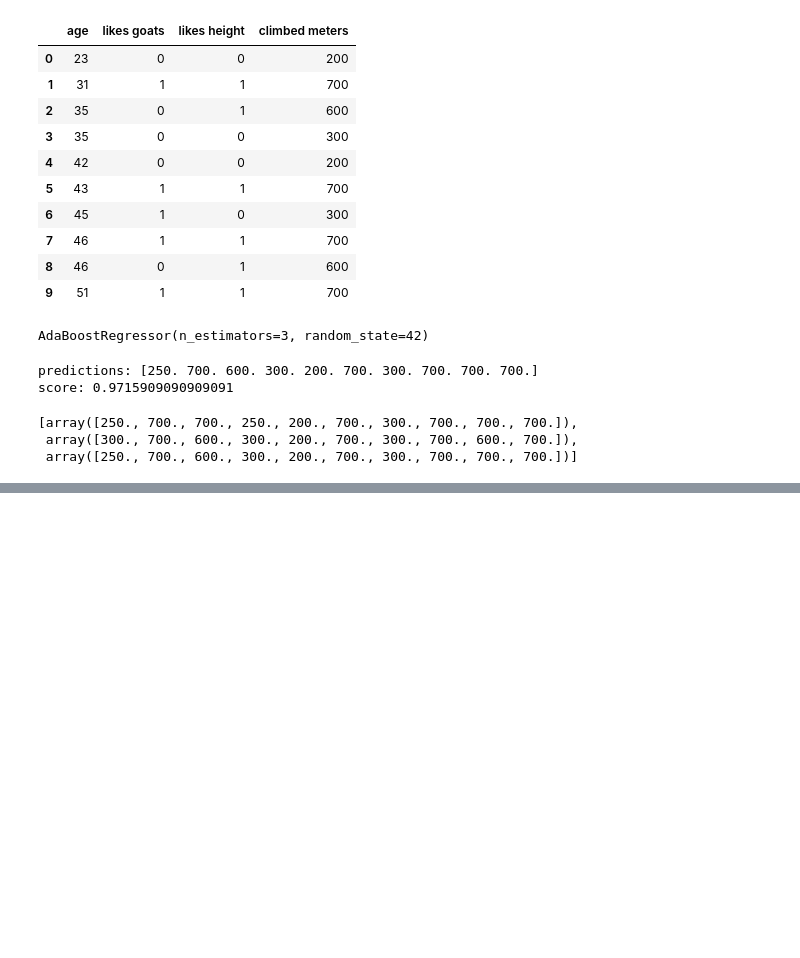
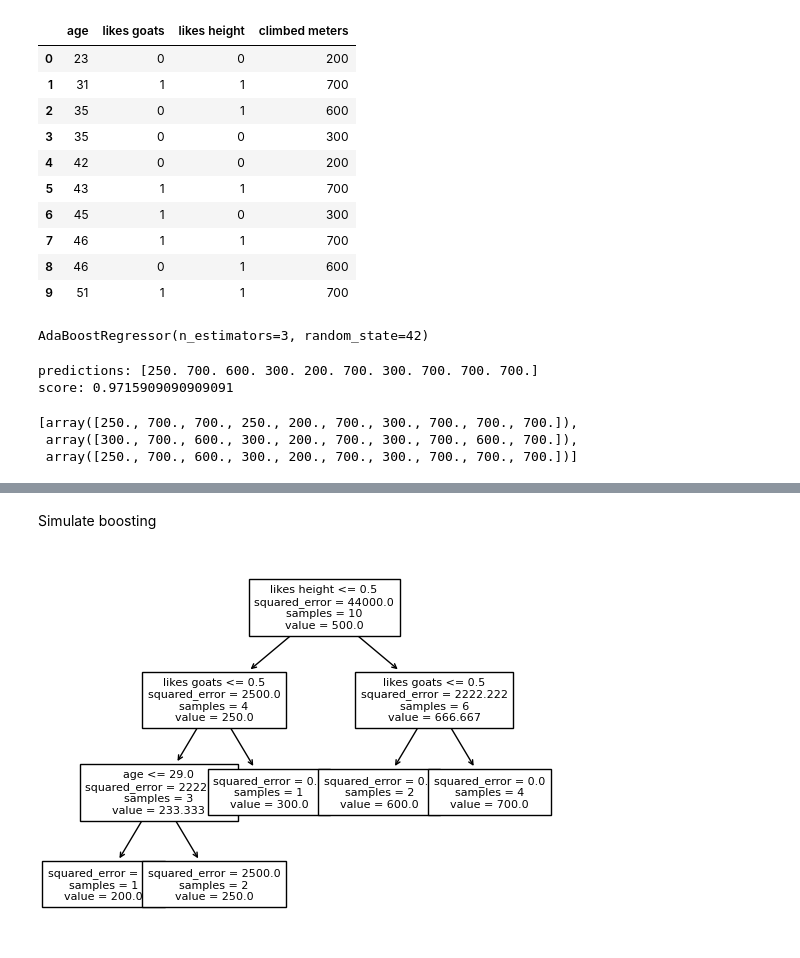
Before and after one commit to froukje/datamapu, a Jupyter notebook: notebooks/code_examples.ipynb, the cells around one changed output, grey strips where cells are left out. Saved outputs shown, nothing was run; the diff lists cells and outputs as text; code cells hidden in the pictures; blank space fills up the shorter version.

```diff
--- a/notebooks/code_examples.ipynb
+++ b/notebooks/code_examples.ipynb
@@ -693,0 +622,10 @@ tree.plot_tree(reg.estimators_[2], feature_names=['age', 'likes goats', 'likes h
+# %% [markdown]
+Simulate boosting
+# %%
+X = df[['age', 'likes goats', 'likes height']].values
+y = df[['climbed meters']].values.reshape(-1,)
+dt1 = DecisionTreeRegressor(**reg.estimators_[0].get_params())
+dt1.fit(X, y)
+tree.plot_tree(dt1, feature_names=['age', 'likes goats', 'likes height'], fontsize=8);
+# %% [output]
+[figure, added]
```
Also changed, not shown: parts of 31 cells of this notebook, 8 other files.
